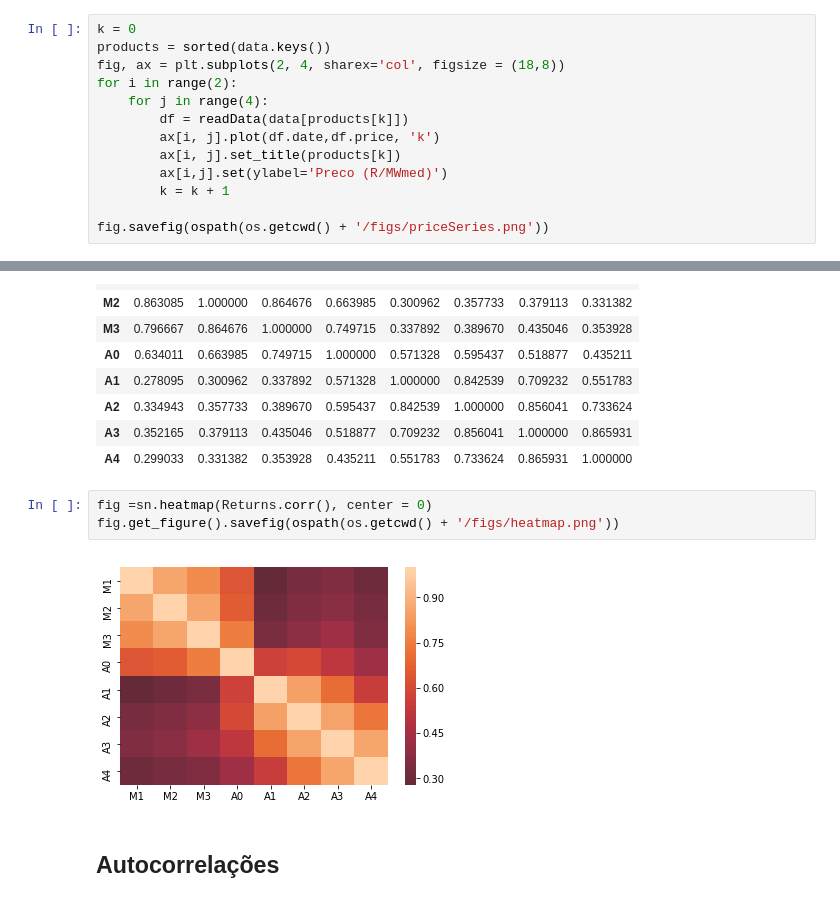
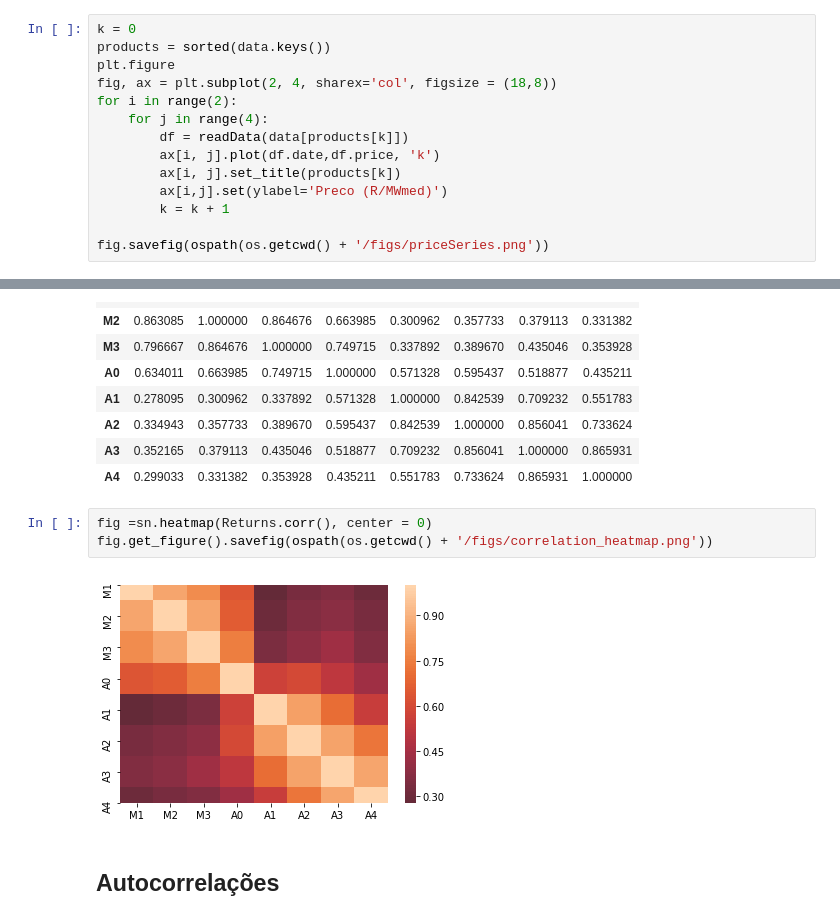
Before and after one commit to pedroargento/Mestrado, a Jupyter notebook: codigo.ipynb, the cells around one changed output, grey strips where cells are left out. Saved outputs shown, nothing was run; the diff lists cells and outputs as text.

```diff
--- a/codigo.ipynb
+++ b/codigo.ipynb
@@ -110,7 +114,8 @@ plt.get_figure().savefig(ospath(os.getcwd() + '/figs/yearly_delivery_price.png')
 # %%
 k = 0
 products = sorted(data.keys())
-fig, ax = plt.subplots(2, 4, sharex='col', figsize = (18,8))
+plt.figure
+fig, ax = plt.subplot(2, 4, sharex='col', figsize = (18,8))
 for i in range(2):
     for j in range(4):
         df = readData(data[products[k]])
@@ -640,9 +260,9 @@ Returns.corr()
 | A4 | 0.299033 | 0.331382 | 0.353928 | 0.435211 | 0.551783 | 0.733624 | 0.865931 | 1.000000 |
 # %%
 fig =sn.heatmap(Returns.corr(), center = 0)
-fig.get_figure().savefig(ospath(os.getcwd() + '/figs/heatmap.png'))
+fig.get_figure().savefig(ospath(os.getcwd() + '/figs/correlation_heatmap.png'))
 # %% [output]
-[figure, old version]
+[figure, new version]
 # %% [markdown]
 ## Autocorrelações
 # %%
```
Also changed, not shown: parts of 56 cells of this notebook, 13 other files.
